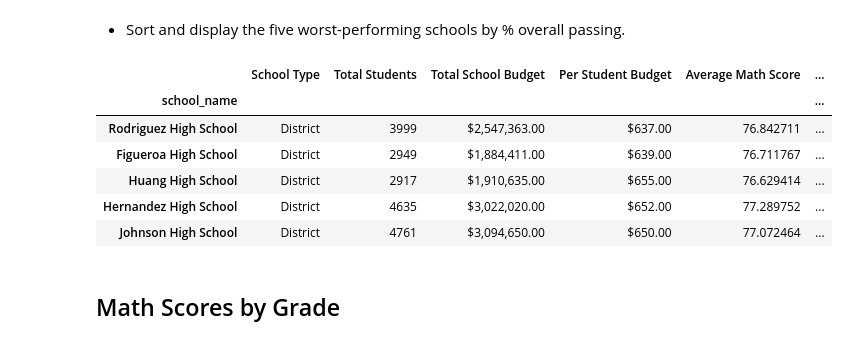
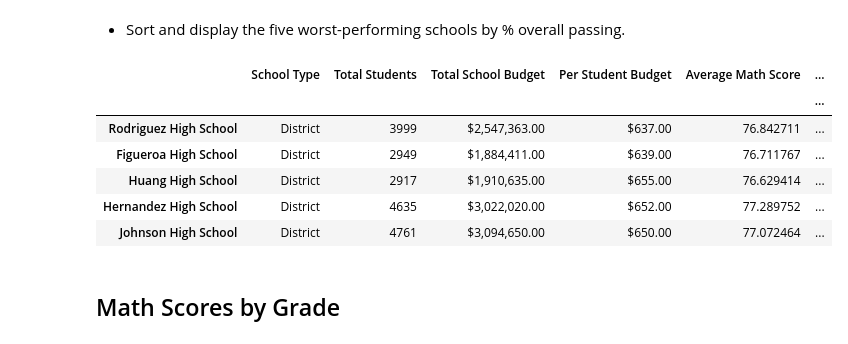
Before and after one commit to johnwanng/pandas-challenge, a Jupyter notebook: PyCitySchools/PyCitySchools_starter.ipynb, the cells around one changed output. Saved outputs shown, nothing was run; the diff lists cells and outputs as text; code cells hidden in the pictures.

```diff
--- a/PyCitySchools/PyCitySchools_starter.ipynb
+++ b/PyCitySchools/PyCitySchools_starter.ipynb
@@ -153,10 +153,10 @@ topFive
 * Sort and display the five worst-performing schools by % overall passing.
 # %%
 bottomFive = perSchool.sort_values('% Overall Passing',ascending = True).head(5)
-bottomFive
+bottomFive.rename_axis("")
 # %% [output]
 |  | School Type | Total Students | Total School Budget | Per Student Budget | Average Math Score | ... |
-| school_name |  |  |  |  |  | ... |
+|  |  |  |  |  |  | ... |
 | Rodriguez High School | District | 3999 | $2,547,363.00 | $637.00 | 76.842711 | ... |
 | Figueroa High School | District | 2949 | $1,884,411.00 | $639.00 | 76.711767 | ... |
 | Huang High School | District | 2917 | $1,910,635.00 | $655.00 | 76.629414 | ... |
```
Also changed, not shown: parts of 4 cells of this notebook.
